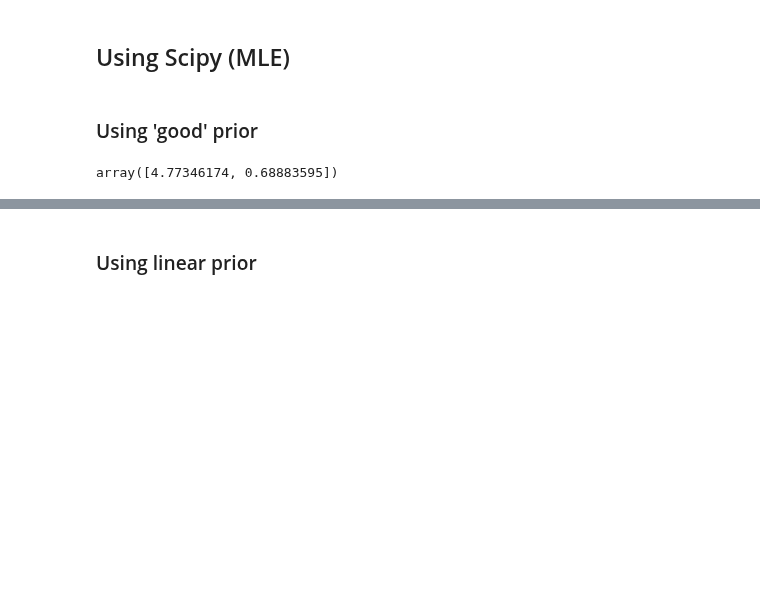
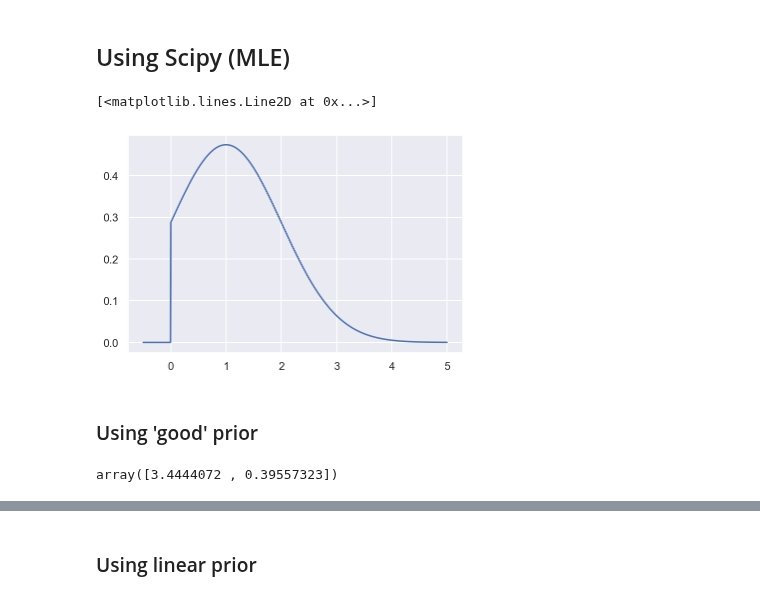
Before and after one commit to AurelienNioche/TransformedGP, a Jupyter notebook: model-discrepancy-using-scipy-MLE-RATIO-NOT-WORKING.ipynb, the cells around one changed output, grey strips where cells are left out. Saved outputs shown, nothing was run; the diff lists cells and outputs as text; code cells hidden in the pictures; blank space fills up the shorter version.

```diff
--- a/model-discrepancy-using-scipy-MLE-RATIO-NOT-WORKING.ipynb
+++ b/model-discrepancy-using-scipy-MLE-RATIO-NOT-WORKING.ipynb
@@ -152,3 +156,14 @@ array([3.4444072 , 0.39557323])
+# %%
+x = np.linspace(-0.5, 5, 1000)
+loc=1
+scale=1
+a, b = 0, np.inf
+a, b = (a - loc) / scale, (b - loc) / scale
+y = scipy.stats.truncnorm.pdf(x, a=a, b=b, loc=loc, scale=scale)
+plt.plot(x, y)
+# %% [output]
+[<matplotlib.lines.Line2D at 0x...>]
+[figure, added]
 # %%
 def sofplus(x):
     return np.log(1 + np.exp(x))
@@ -279,11 +301,11 @@ tau_data = 3.333
 
 data = generate_data(u=u_data, tau=tau_data, theta=theta_data, n=1000, seed=123)
 np.random.seed(12345)
-data = data.sample(n=50, replace=False)
+data = data.sample(n=100, replace=False)
 
 optimize(data, u_m=u_pow)
 # %% [output]
-array([4.77346174, 0.68883595])
+array([3.4444072 , 0.39557323])
 # %%
 u_model = u_pow
 theta_model = 0.5
```
Also changed, not shown: parts of 14 cells of this notebook, 4 other files.
